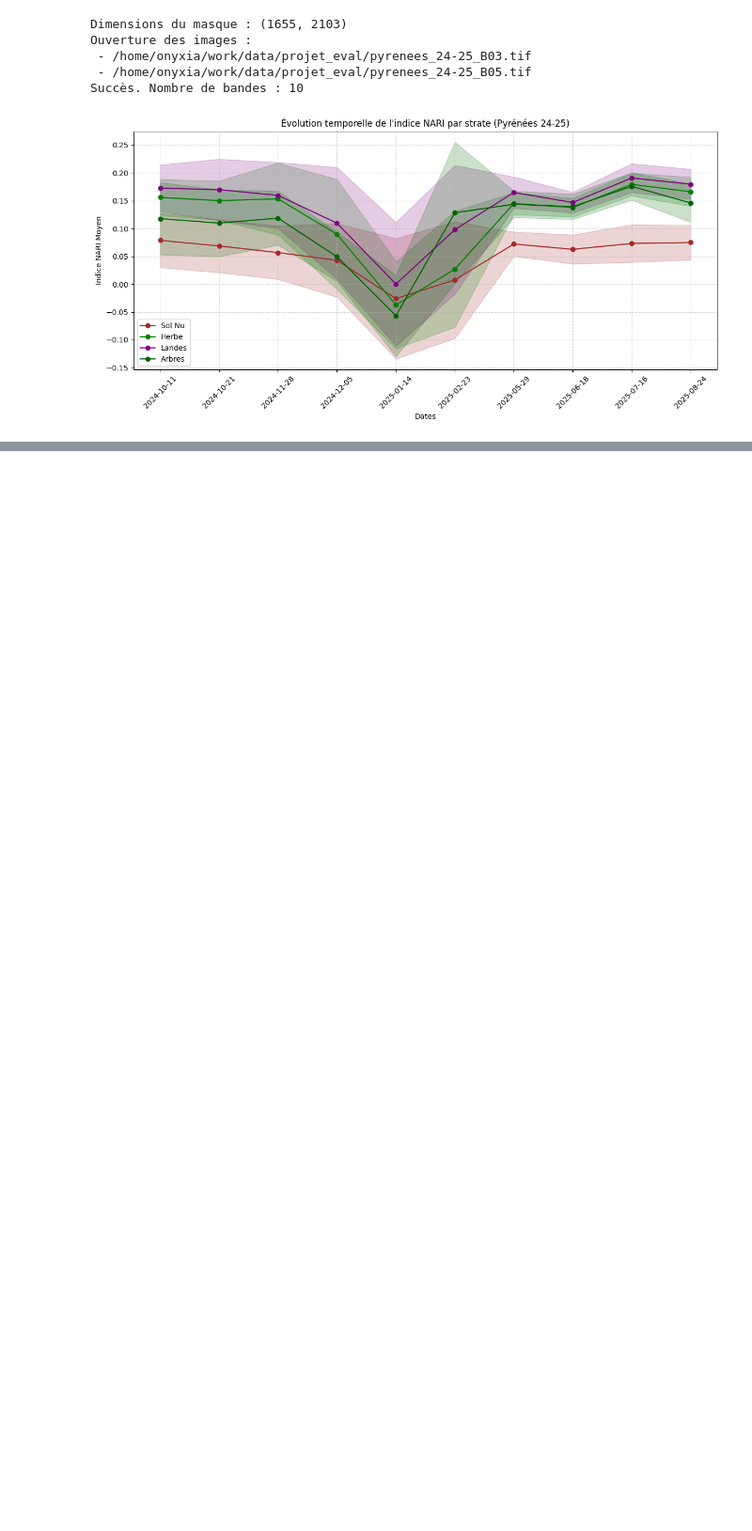
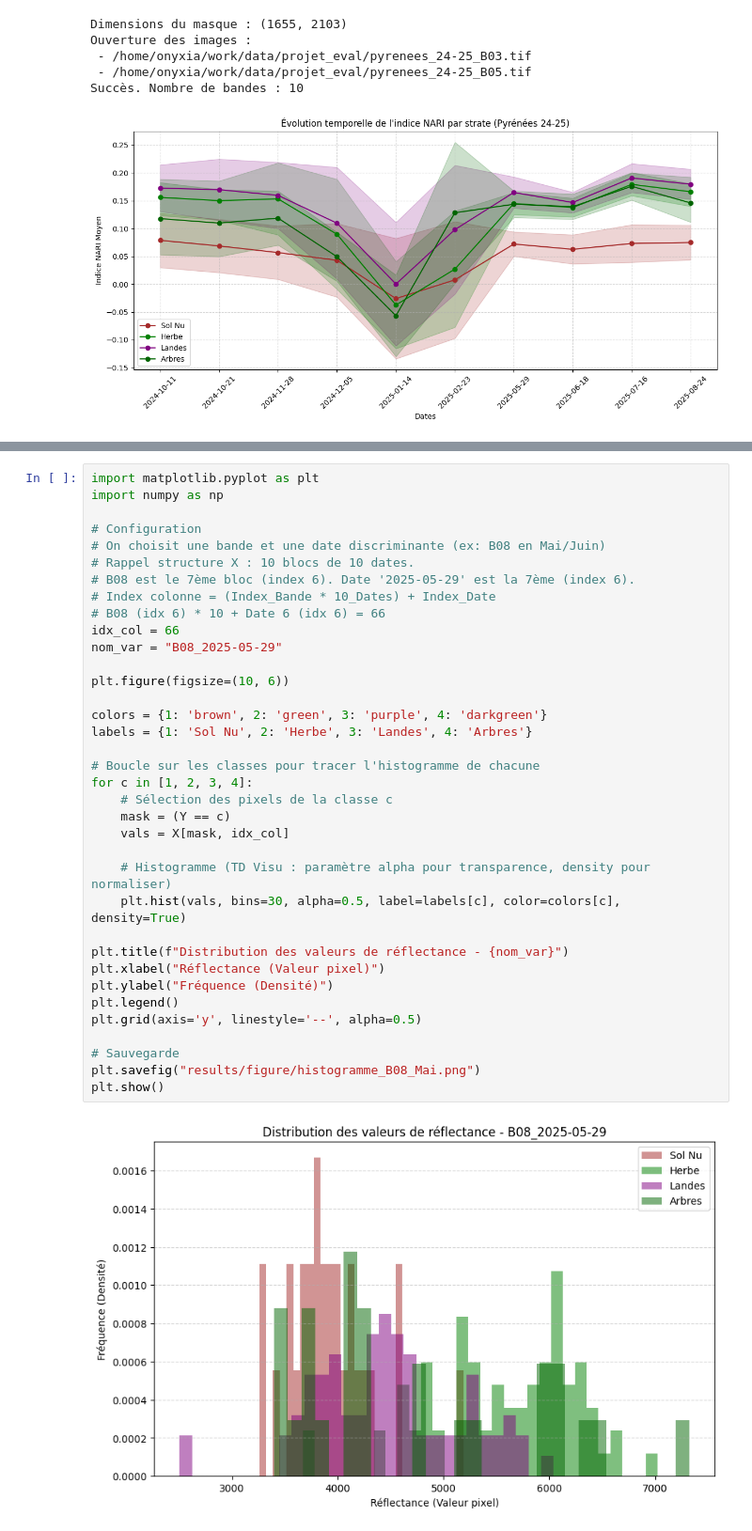
Before and after one commit to Matteolng/projet_teledec, a Jupyter notebook: notebook/notebook_v2.ipynb, the cells around one changed output, grey strips where cells are left out. Shown at 94% size. Drawn from its saved outputs; the diff is of its cells as text; blank space fills up the shorter version.

```diff
--- a/notebook/notebook_v2.ipynb
+++ b/notebook/notebook_v2.ipynb
@@ -440,0 +742,38 @@ print(f"Carte sauvegardée sous : {out_map_path}")
+# %%
+import matplotlib.pyplot as plt
+import numpy as np
+
+# Configuration
+# On choisit une bande et une date discriminante (ex: B08 en Mai/Juin)
+# Rappel structure X : 10 blocs de 10 dates.
+# B08 est le 7ème bloc (index 6). Date '2025-05-29' est la 7ème (index 6).
+# Index colonne = (Index_Bande * 10_Dates) + Index_Date
+# B08 (idx 6) * 10 + Date 6 (idx 6) = 66
+idx_col = 66
+nom_var = "B08_2025-05-29"
+
+plt.figure(figsize=(10, 6))
+
+colors = {1: 'brown', 2: 'green', 3: 'purple', 4: 'darkgreen'}
+labels = {1: 'Sol Nu', 2: 'Herbe', 3: 'Landes', 4: 'Arbres'}
+
+# Boucle sur les classes pour tracer l'histogramme de chacune
+for c in [1, 2, 3, 4]:
+    # Sélection des pixels de la classe c
+    mask = (Y == c)
+    vals = X[mask, idx_col]
+
+    # Histogramme (TD Visu : paramètre alpha pour transparence, density pour normaliser)
+    plt.hist(vals, bins=30, alpha=0.5, label=labels[c], color=colors[c], density=True)
+
+plt.title(f"Distribution des valeurs de réflectance - {nom_var}")
+plt.xlabel("Réflectance (Valeur pixel)")
+plt.ylabel("Fréquence (Densité)")
+plt.legend()
+plt.grid(axis='y', linestyle='--', alpha=0.5)
+
+# Sauvegarde
+plt.savefig("results/figure/histogramme_B08_Mai.png")
+plt.show()
+# %% [output]
+[figure, added]
```
Also changed, not shown: parts of 12 cells of this notebook.
